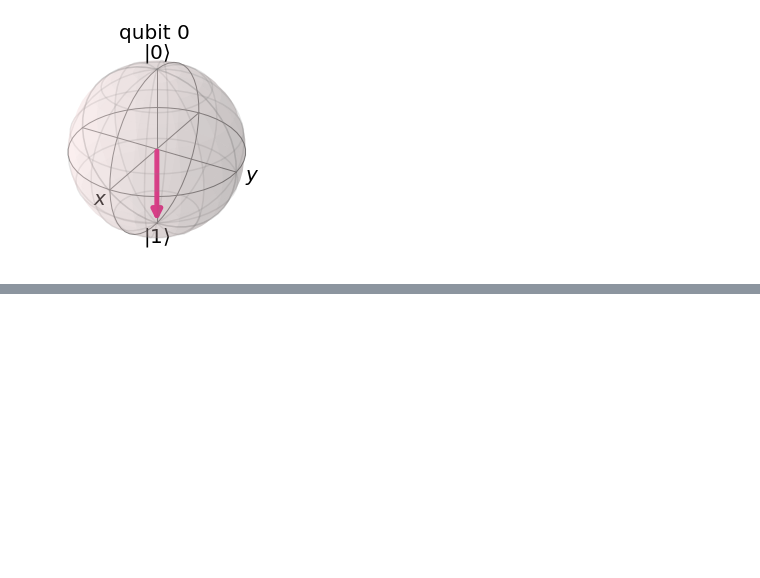
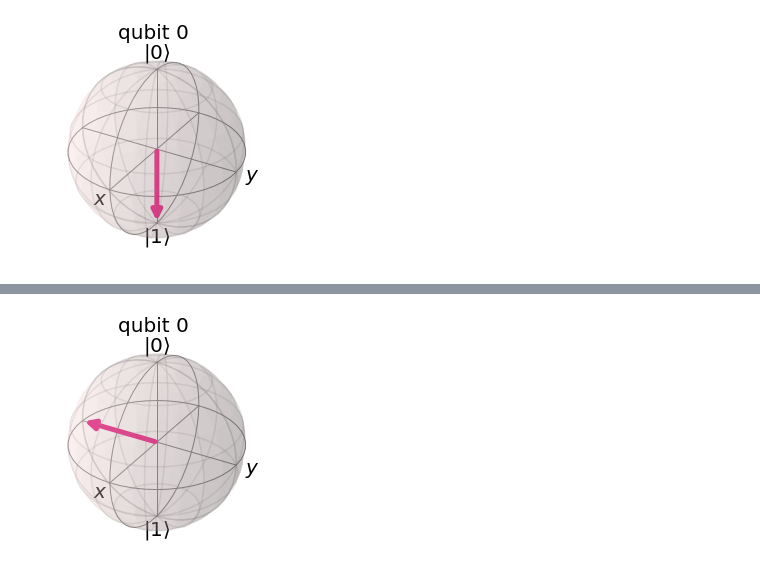
Before and after one commit to QuantumComputingKorea/Qiskit-Dev-Cert-lectures, a Jupyter notebook: Lecture1/lecture 1-0 - 단일 큐비트 게이트.ipynb, the cells around one changed output, grey strips where cells are left out. Saved outputs shown, nothing was run; the diff lists cells and outputs as text; code cells hidden in the pictures; blank space fills up the shorter version.

```diff
--- a/Lecture1/lecture 1-0 - 단일 큐비트 게이트.ipynb
+++ b/Lecture1/lecture 1-0 - 단일 큐비트 게이트.ipynb
@@ -519,0 +545,4 @@ IBM Quantum Composer은 그래픽적인 양자 프로그래밍 도구이며 큐
+# %%
+plot_bloch_multivector(state17) # 블로흐 구 그리기
+# %% [output]
+[figure, added]
```
Also changed, not shown: parts of 84 cells of this notebook, 8 other files.
